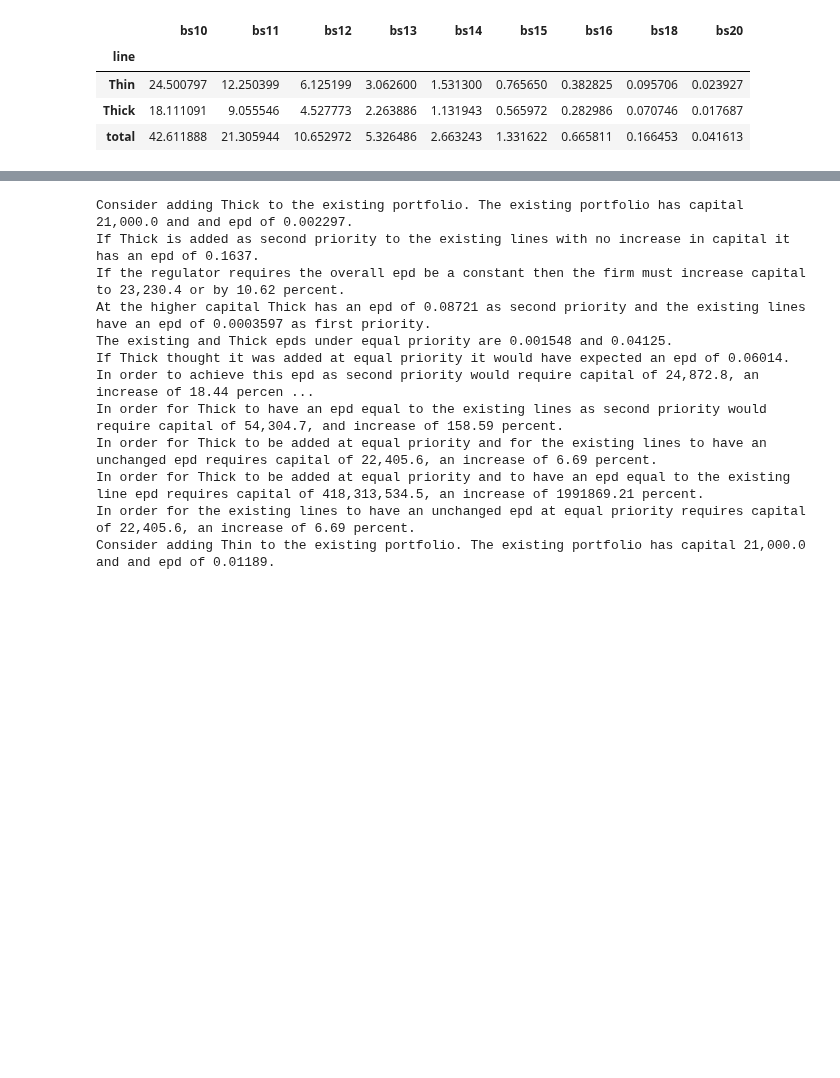
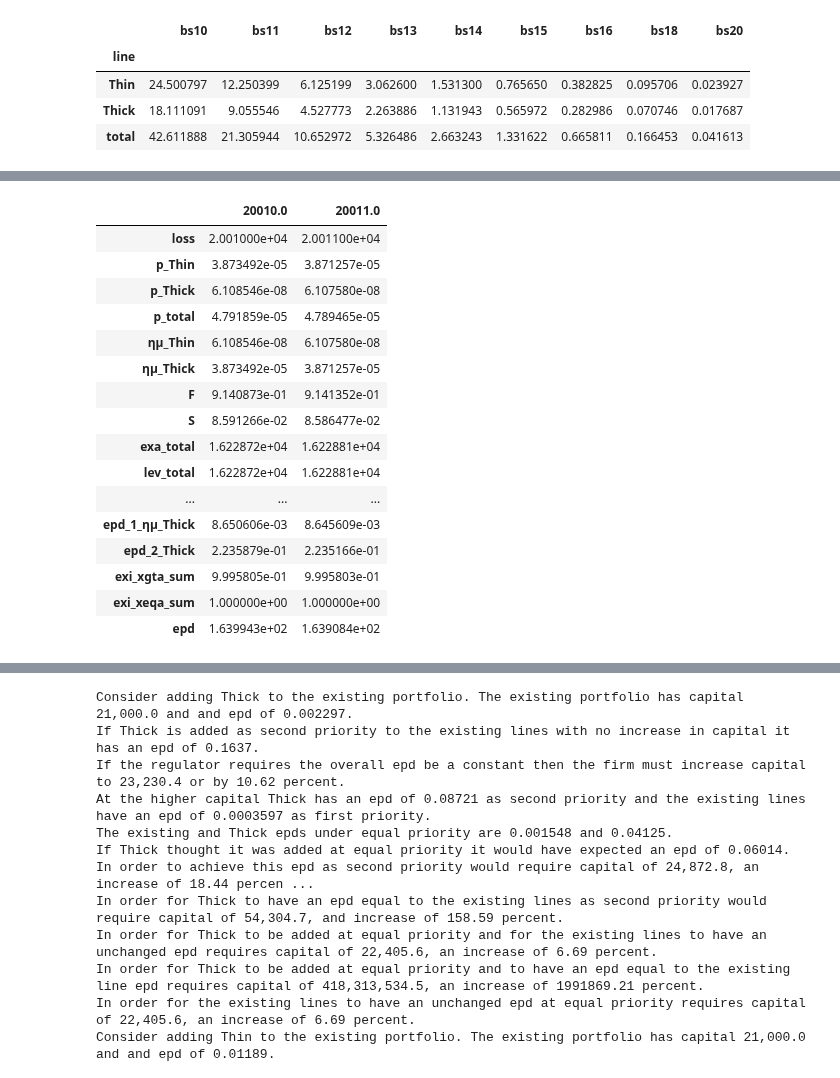
Before and after one commit to mynl/aggregate, a Jupyter notebook: examples/MM_2RMs.ipynb, the cells around one changed output, grey strips where cells are left out. Drawn from its saved outputs; the diff is of its cells as text; code cells hidden in the pictures; blank space fills up the shorter version.

```diff
--- a/examples/MM_2RMs.ipynb
+++ b/examples/MM_2RMs.ipynb
@@ -1245,3 +1245,25 @@ xx.analysis_priority(0.01, 'df').style
 |  | fair to not line, not line eq pri... | 38770.45622243025 | 15988 | 0.00213045 | 0.00020276 | 0.01 | ... |
 |  | line eq pri epd = base not line sa | 19759.048819981243 | -3023.38 | 0.0134452 | 0.0115249 | 0.0769676 | ... |
 |  | total epd = base sa not line epd | 20010.78171763643 | -2771.65 | 0.0131107 | 0.0100827 | 0.0730602 | ... |
+# %%
+xx.density_df.loc[:, 'epd'] =  (xx.density_df.exgta_total - xx.density_df.loss) * xx.density_df.S
+# %%
+xx.density_df.query(' epd > 163.9 and epd < 164').T
+# %% [output]
+|  | 20010.0 | 20011.0 |
+| loss | 2.001000e+04 | 2.001100e+04 |
+| p_Thin | 3.873492e-05 | 3.871257e-05 |
+| p_Thick | 6.108546e-08 | 6.107580e-08 |
+| p_total | 4.791859e-05 | 4.789465e-05 |
+| ημ_Thin | 6.108546e-08 | 6.107580e-08 |
+| ημ_Thick | 3.873492e-05 | 3.871257e-05 |
+| F | 9.140873e-01 | 9.141352e-01 |
+| S | 8.591266e-02 | 8.586477e-02 |
+| exa_total | 1.622872e+04 | 1.622881e+04 |
+| lev_total | 1.622872e+04 | 1.622881e+04 |
+| ... | ... | ... |
+| epd_1_ημ_Thick | 8.650606e-03 | 8.645609e-03 |
+| epd_2_Thick | 2.235879e-01 | 2.235166e-01 |
+| exi_xgta_sum | 9.995805e-01 | 9.995803e-01 |
+| exi_xeqa_sum | 1.000000e+00 | 1.000000e+00 |
+| epd | 1.639943e+02 | 1.639084e+02 |
```
Also changed, not shown: parts of 19 cells of this notebook, 7 other files.
